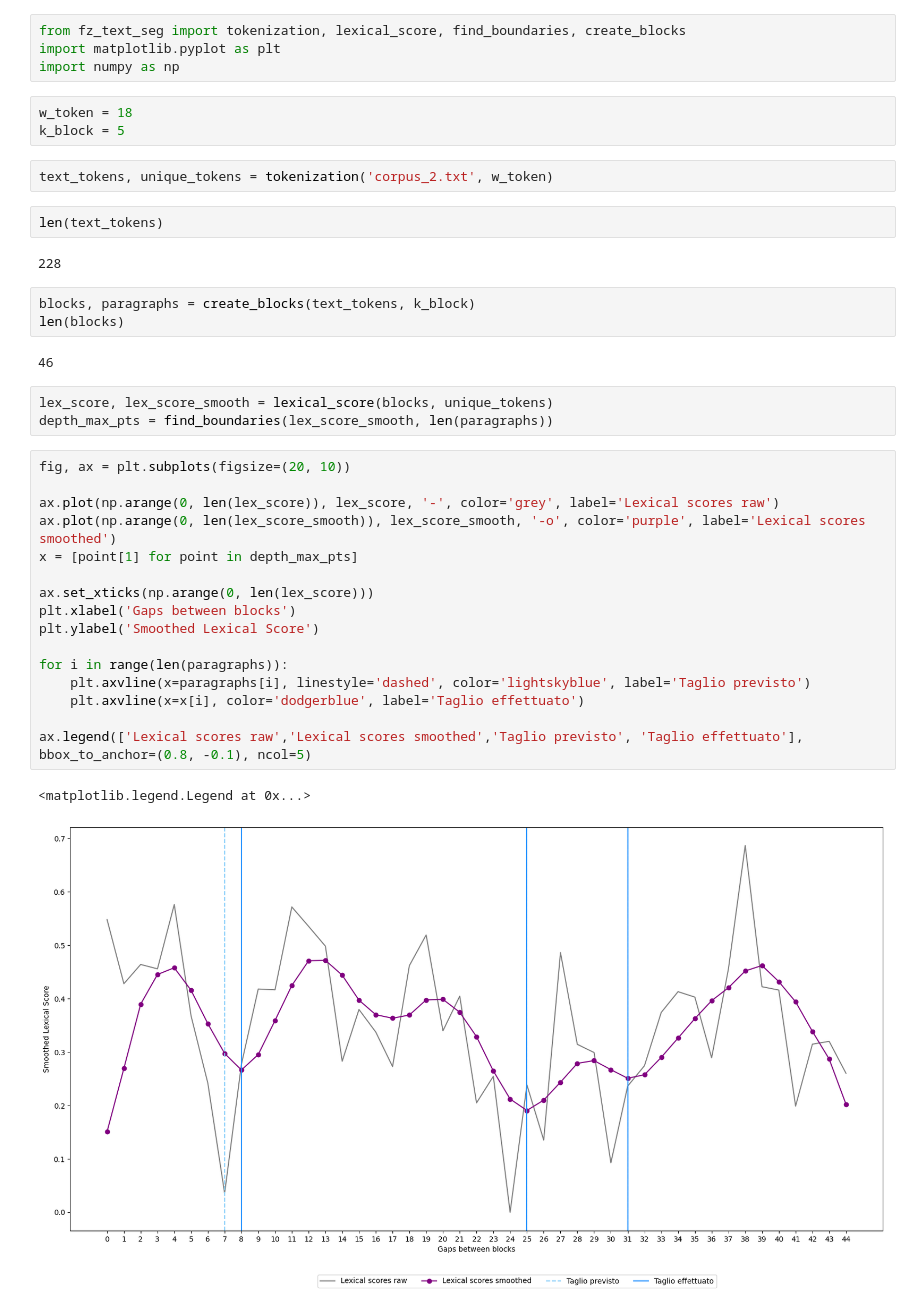
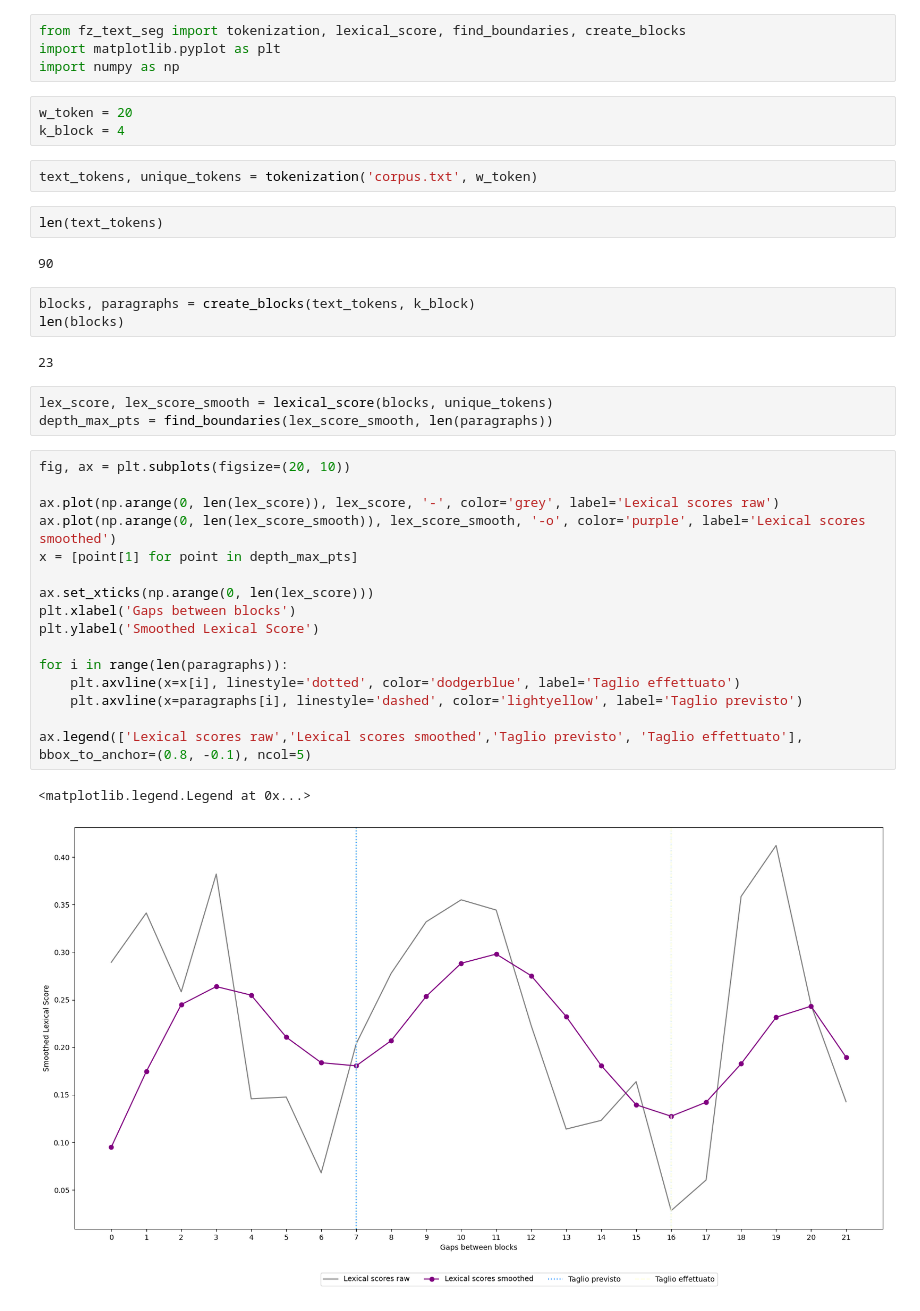
Before and after one commit to frumgiu/UniTO, a Jupyter notebook: EsercizioQuattro/text_segmentation.ipynb, the cells around one changed output. Saved outputs shown, nothing was run; the diff lists cells and outputs as text.

```diff
--- a/EsercizioQuattro/text_segmentation.ipynb
+++ b/EsercizioQuattro/text_segmentation.ipynb
@@ -3,38 +3,38 @@ from fz_text_seg import tokenization, lexical_score, find_boundaries, create_blo
 import matplotlib.pyplot as plt
 import numpy as np
 # %%
-w_token = 18
-k_block = 5
+w_token = 20
+k_block = 4
 # %%
-text_tokens, unique_tokens = tokenization('corpus_2.txt', w_token)
+text_tokens, unique_tokens = tokenization('corpus.txt', w_token)
 # %%
 len(text_tokens)
 # %% [output]
-228
+90
 # %%
 blocks, paragraphs = create_blocks(text_tokens, k_block)
 len(blocks)
 # %% [output]
-46
+23
 # %%
 lex_score, lex_score_smooth = lexical_score(blocks, unique_tokens)
 depth_max_pts = find_boundaries(lex_score_smooth, len(paragraphs))
 # %%
 fig, ax = plt.subplots(figsize=(20, 10))
 
 ax.plot(np.arange(0, len(lex_score)), lex_score, '-', color='grey', label='Lexical scores raw')
 ax.plot(np.arange(0, len(lex_score_smooth)), lex_score_smooth, '-o', color='purple', label='Lexical scores smoothed')
 x = [point[1] for point in depth_max_pts]
 
 ax.set_xticks(np.arange(0, len(lex_score)))
 plt.xlabel('Gaps between blocks')
 plt.ylabel('Smoothed Lexical Score')
 
 for i in range(len(paragraphs)):
-    plt.axvline(x=paragraphs[i], linestyle='dashed', color='lightskyblue', label='Taglio previsto')
-    plt.axvline(x=x[i], color='dodgerblue', label='Taglio effettuato')
+    plt.axvline(x=x[i], linestyle='dotted', color='dodgerblue', label='Taglio effettuato')
+    plt.axvline(x=paragraphs[i], linestyle='dashed', color='lightyellow', label='Taglio previsto')
 
 ax.legend(['Lexical scores raw','Lexical scores smoothed','Taglio previsto', 'Taglio effettuato'], bbox_to_anchor=(0.8, -0.1), ncol=5)
 # %% [output]
 <matplotlib.legend.Legend at 0x...>
-[figure, old version]
+[figure, new version]
```
Also changed, not shown: 7 other files.
